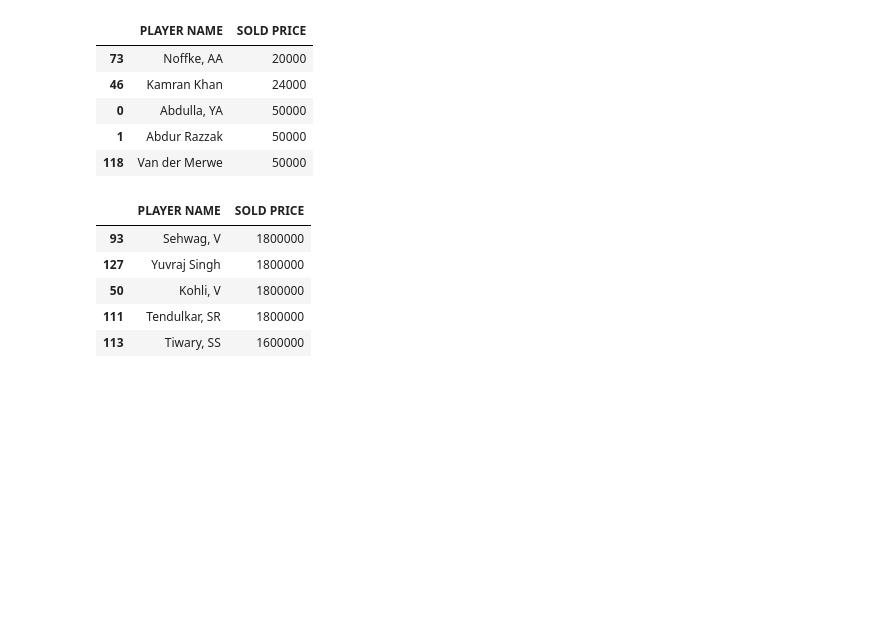
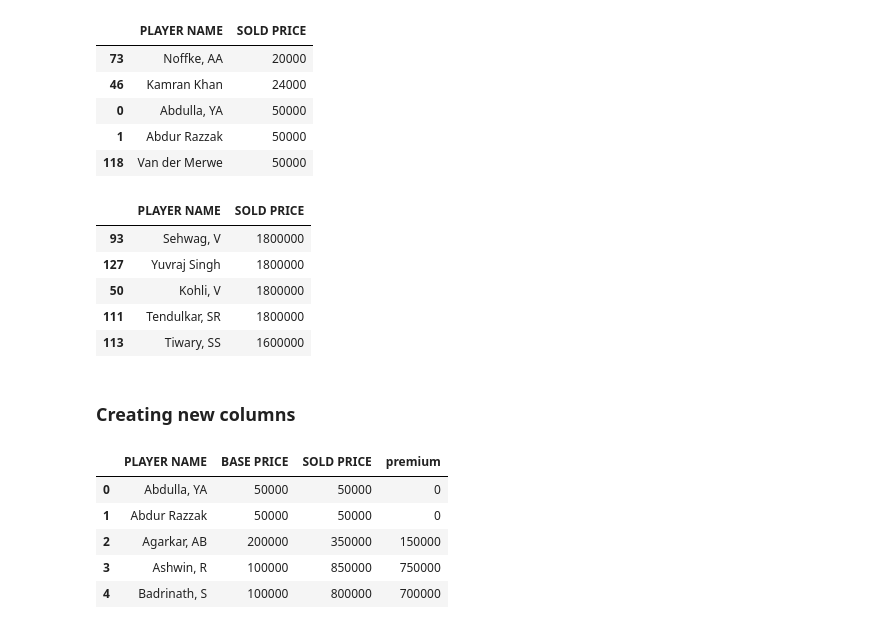
Before and after one commit to AdilBagwan/IPLData, a Jupyter notebook: IPL2013.ipynb, the cells around one changed output. Saved outputs shown, nothing was run; the diff lists cells and outputs as text; code cells hidden in the pictures; blank space fills up the shorter version.

```diff
--- a/IPL2013.ipynb
+++ b/IPL2013.ipynb
@@ -222,3 +222,5 @@ ipl_auction_df[['PLAYER NAME', 'SOLD PRICE']].sort_values('SOLD PRICE', ascendin
 | 50 | Kohli, V | 1800000 |
 | 111 | Tendulkar, SR | 1800000 |
 | 113 | Tiwary, SS | 1600000 |
+# %% [markdown]
+### Creating new columns
@@ -224,0 +229,9 @@ ipl_auction_df[['PLAYER NAME', 'SOLD PRICE']].sort_values('SOLD PRICE', ascendin
+# %%
+ipl_auction_df[['PLAYER NAME', 'BASE PRICE', 'SOLD PRICE', 'premium']][0:5]
+# %% [output]
+|  | PLAYER NAME | BASE PRICE | SOLD PRICE | premium |
+| 0 | Abdulla, YA | 50000 | 50000 | 0 |
+| 1 | Abdur Razzak | 50000 | 50000 | 0 |
+| 2 | Agarkar, AB | 200000 | 350000 | 150000 |
+| 3 | Ashwin, R | 100000 | 850000 | 750000 |
+| 4 | Badrinath, S | 100000 | 800000 | 700000 |
```
Also changed, not shown: parts of 15 cells of this notebook.
